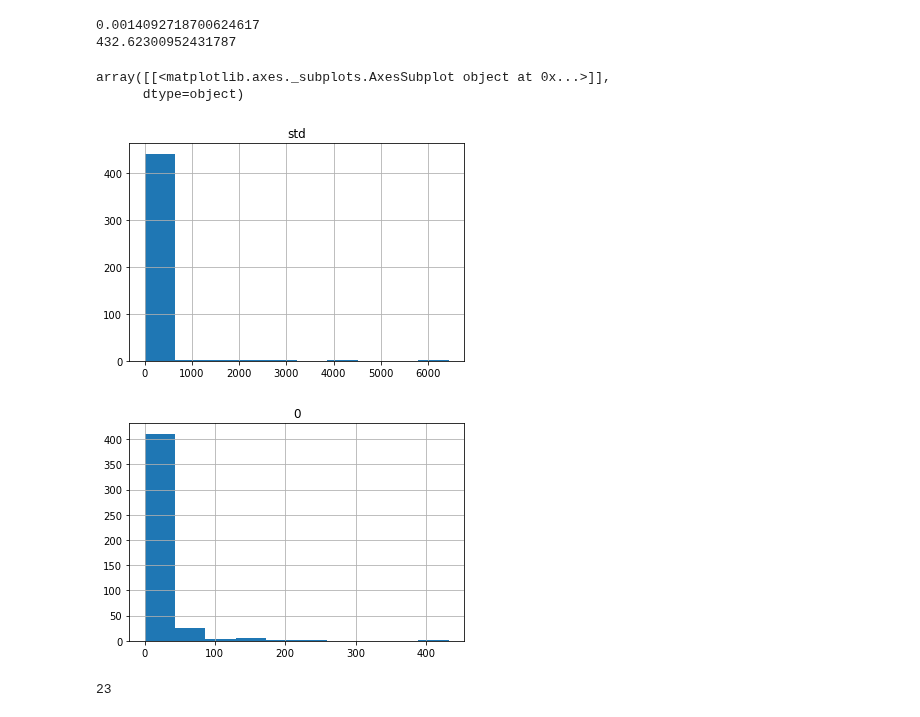
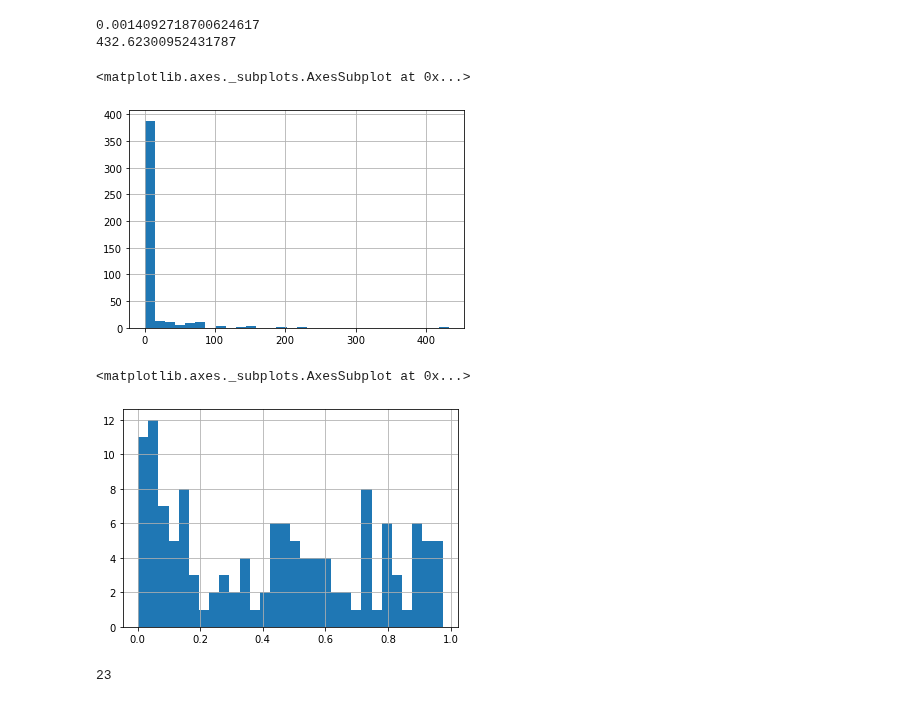
Before and after one commit to Landschy/datamining-htw, a Jupyter notebook: scripts/Behzad.ipynb, the cells around one changed output. Cells and saved outputs as stored; diff of their text form; code cells hidden in the pictures.

Commit message:
least coeff std hist and number of outliers using 3s

```diff
--- a/scripts/Behzad.ipynb
+++ b/scripts/Behzad.ipynb
@@ -180,16 +180,18 @@ print(max(feature_coeffstd.iloc[:,0]))
 # %% [output]
 0.0014092718700624617
 432.62300952431787
-# %%
-feature_std.hist()
-feature_coeffstd.hist()
-# %% [output]
-array([[<matplotlib.axes._subplots.AxesSubplot object at 0x...>]],
-      dtype=object)
-[figure, removed]
-[figure, removed]
 # %%
 feature_coeffstd_sort = feature_coeffstd.sort_values(by=[0])
+# %%
+feature_coeffstd_sort.iloc[:,0].hist(bins=30)
+# %% [output]
+<matplotlib.axes._subplots.AxesSubplot at 0x...>
+[figure, added]
+# %%
+feature_coeffstd_sort.iloc[0:130,0].hist(bins=30)
+# %% [output]
+<matplotlib.axes._subplots.AxesSubplot at 0x...>
+[figure, added]
 # %%
 feature_index = feature_coeffstd_sort.index
 # %%
```
Also changed, not shown: parts of 4 cells of this notebook.
